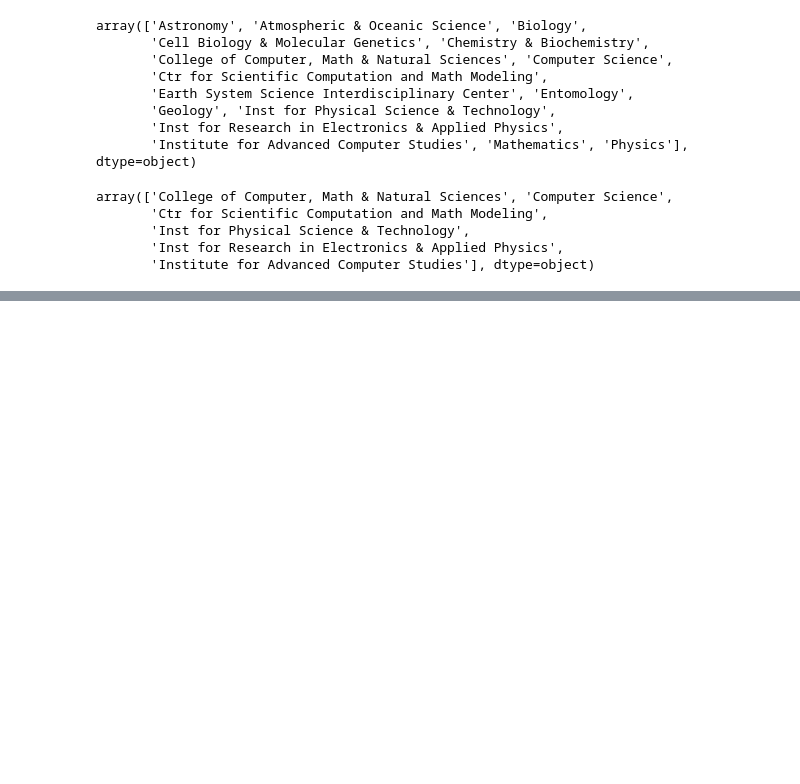
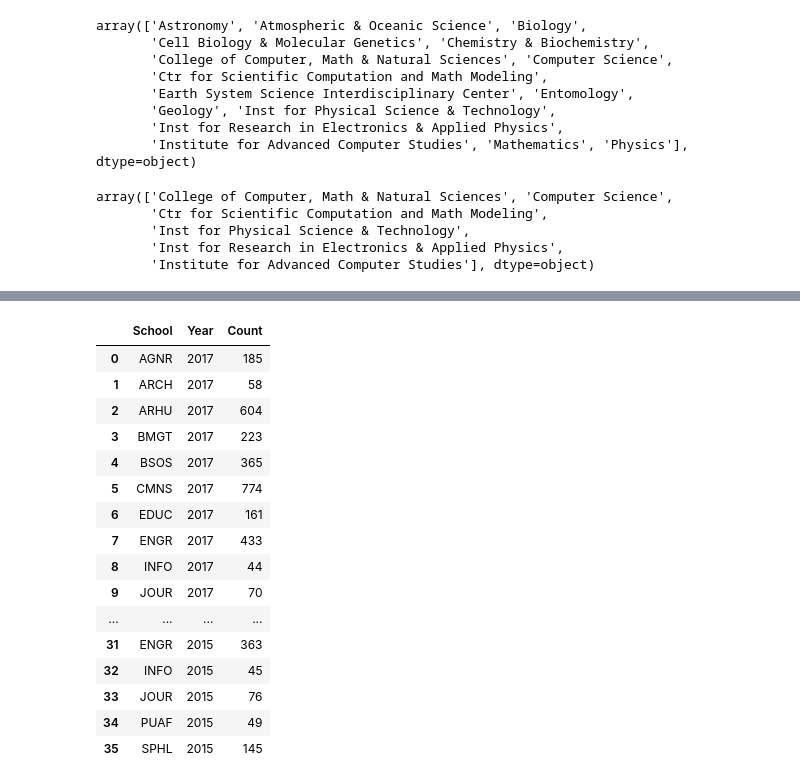
Before and after one commit to rosegaray/UMDSalaryGuideData, a Jupyter notebook: 320_FInal_Project.ipynb, the cells around one changed output, grey strips where cells are left out. Cells and saved outputs as stored; diff of their text form; code cells hidden in the pictures; blank space fills up the shorter version.

```diff
--- a/320_FInal_Project.ipynb
+++ b/320_FInal_Project.ipynb
@@ -179,3 +237,6 @@ df_17.head(20)
+# %%
+df_16 = wrangle(2016)
+df_15 = wrangle(2015)
 # %%
 cs_df = df_17[df_17.School == "CMNS"]
 depts = np.sort((cs_df.Dept).unique())
@@ -306,3 +509,30 @@ means2
+# %%
+c2017 = df_17[['School', 'Year']]
+c2017 = pd.DataFrame(data={'Count': c2017.groupby(['School', 'Year']).size()}).reset_index()
+c2016 = df_16[['School', 'Year']]
+c2016 = pd.DataFrame(data={'Count': c2016.groupby(['School', 'Year']).size()}).reset_index()
+c2015 = df_15[['School', 'Year']]
+c2015 = pd.DataFrame(data={'Count': c2015.groupby(['School', 'Year']).size()}).reset_index()
+result = pd.concat([c2017,c2016,c2015])
+result.reset_index(drop=True)
+# %% [output]
+|  | School | Year | Count |
+| 0 | AGNR | 2017 | 185 |
+| 1 | ARCH | 2017 | 58 |
+| 2 | ARHU | 2017 | 604 |
+| 3 | BMGT | 2017 | 223 |
+| 4 | BSOS | 2017 | 365 |
+| 5 | CMNS | 2017 | 774 |
+| 6 | EDUC | 2017 | 161 |
+| 7 | ENGR | 2017 | 433 |
+| 8 | INFO | 2017 | 44 |
+| 9 | JOUR | 2017 | 70 |
+| ... | ... | ... | ... |
+| 31 | ENGR | 2015 | 363 |
+| 32 | INFO | 2015 | 45 |
+| 33 | JOUR | 2015 | 76 |
+| 34 | PUAF | 2015 | 49 |
+| 35 | SPHL | 2015 | 145 |
 # %%
 df_16 = pd.read_csv("2016_data.csv")
 df_16["Year"] = "2016"
```
Also changed, not shown: parts of 24 cells of this notebook.
